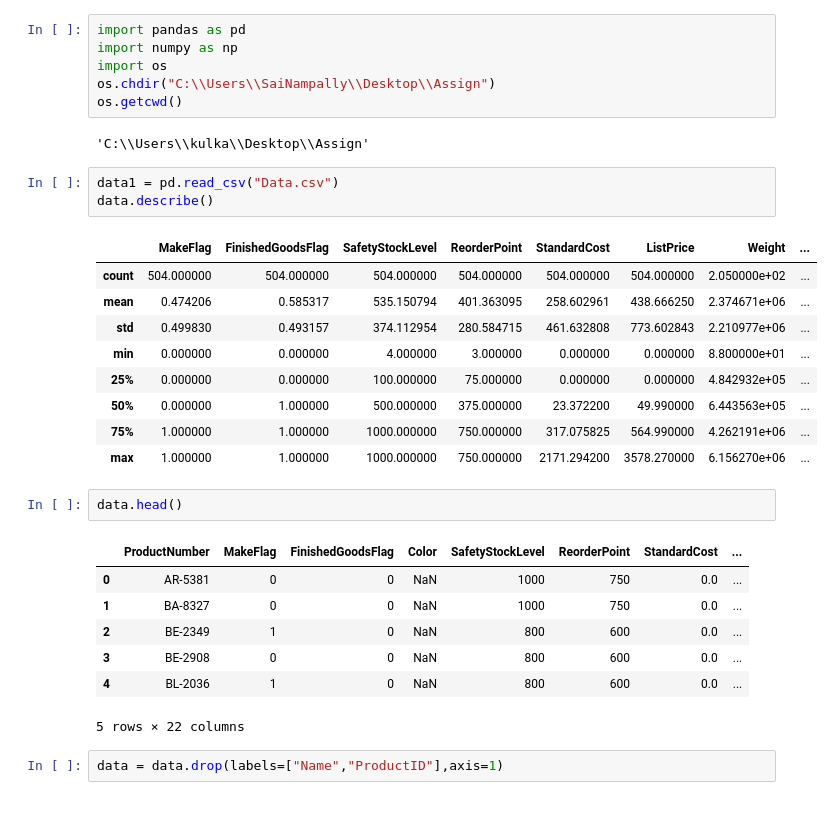
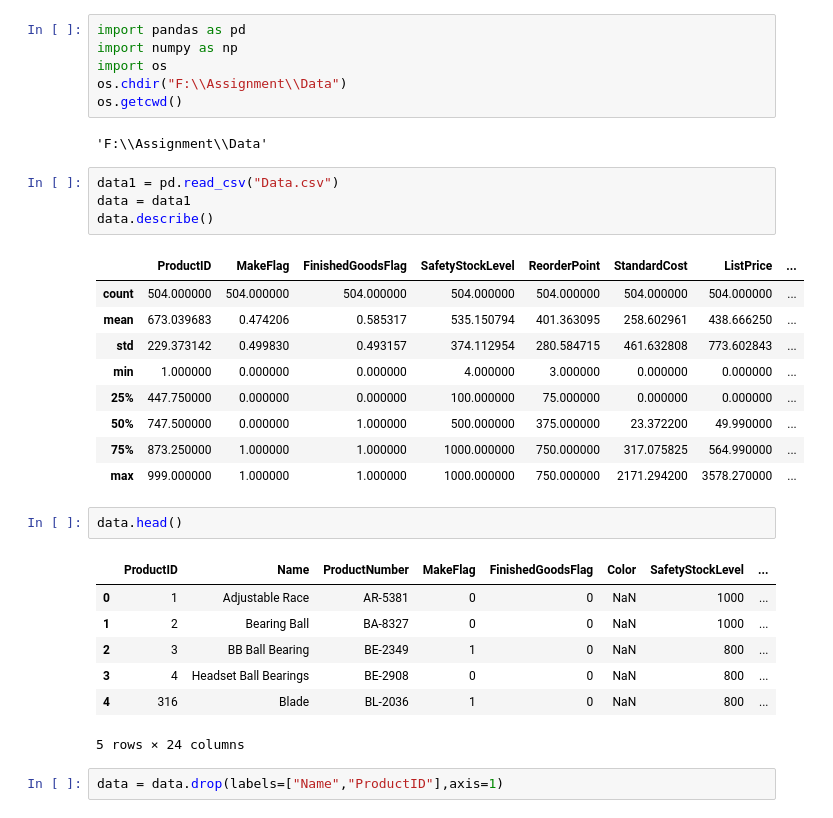
Before and after one commit to SaiNampally/Assignment, a Jupyter notebook: Clustering/EDA-Clustering.ipynb, the cells around one changed output. Cells and saved outputs as stored; diff of their text form.

```diff
--- a/Clustering/EDA-Clustering.ipynb
+++ b/Clustering/EDA-Clustering.ipynb
@@ -2,33 +2,34 @@
 import pandas as pd
 import numpy as np
 import os
-os.chdir("C:\\Users\\SaiNampally\\Desktop\\Assign")
+os.chdir("F:\\Assignment\\Data")
 os.getcwd()
 # %% [output]
-'C:\\Users\\kulka\\Desktop\\Assign'
+'F:\\Assignment\\Data'
 # %%
 data1 = pd.read_csv("Data.csv")
+data = data1
 data.describe()
 # %% [output]
-|  | MakeFlag | FinishedGoodsFlag | SafetyStockLevel | ReorderPoint | StandardCost | ListPrice | Weight | ... |
-| count | 504.000000 | 504.000000 | 504.000000 | 504.000000 | 504.000000 | 504.000000 | 2.050000e+02 | ... |
-| mean | 0.474206 | 0.585317 | 535.150794 | 401.363095 | 258.602961 | 438.666250 | 2.374671e+06 | ... |
-| std | 0.499830 | 0.493157 | 374.112954 | 280.584715 | 461.632808 | 773.602843 | 2.210977e+06 | ... |
-| min | 0.000000 | 0.000000 | 4.000000 | 3.000000 | 0.000000 | 0.000000 | 8.800000e+01 | ... |
-| 25% | 0.000000 | 0.000000 | 100.000000 | 75.000000 | 0.000000 | 0.000000 | 4.842932e+05 | ... |
-| 50% | 0.000000 | 1.000000 | 500.000000 | 375.000000 | 23.372200 | 49.990000 | 6.443563e+05 | ... |
-| 75% | 1.000000 | 1.000000 | 1000.000000 | 750.000000 | 317.075825 | 564.990000 | 4.262191e+06 | ... |
-| max | 1.000000 | 1.000000 | 1000.000000 | 750.000000 | 2171.294200 | 3578.270000 | 6.156270e+06 | ... |
+|  | ProductID | MakeFlag | FinishedGoodsFlag | SafetyStockLevel | ReorderPoint | StandardCost | ListPrice | ... |
+| count | 504.000000 | 504.000000 | 504.000000 | 504.000000 | 504.000000 | 504.000000 | 504.000000 | ... |
+| mean | 673.039683 | 0.474206 | 0.585317 | 535.150794 | 401.363095 | 258.602961 | 438.666250 | ... |
+| std | 229.373142 | 0.499830 | 0.493157 | 374.112954 | 280.584715 | 461.632808 | 773.602843 | ... |
+| min | 1.000000 | 0.000000 | 0.000000 | 4.000000 | 3.000000 | 0.000000 | 0.000000 | ... |
+| 25% | 447.750000 | 0.000000 | 0.000000 | 100.000000 | 75.000000 | 0.000000 | 0.000000 | ... |
+| 50% | 747.500000 | 0.000000 | 1.000000 | 500.000000 | 375.000000 | 23.372200 | 49.990000 | ... |
+| 75% | 873.250000 | 1.000000 | 1.000000 | 1000.000000 | 750.000000 | 317.075825 | 564.990000 | ... |
+| max | 999.000000 | 1.000000 | 1.000000 | 1000.000000 | 750.000000 | 2171.294200 | 3578.270000 | ... |
 # %%
 data.head()
 # %% [output]
-|  | ProductNumber | MakeFlag | FinishedGoodsFlag | Color | SafetyStockLevel | ReorderPoint | StandardCost | ... |
-| 0 | AR-5381 | 0 | 0 | NaN | 1000 | 750 | 0.0 | ... |
-| 1 | BA-8327 | 0 | 0 | NaN | 1000 | 750 | 0.0 | ... |
-| 2 | BE-2349 | 1 | 0 | NaN | 800 | 600 | 0.0 | ... |
-| 3 | BE-2908 | 0 | 0 | NaN | 800 | 600 | 0.0 | ... |
-| 4 | BL-2036 | 1 | 0 | NaN | 800 | 600 | 0.0 | ... |
+|  | ProductID | Name | ProductNumber | MakeFlag | FinishedGoodsFlag | Color | SafetyStockLevel | ... |
+| 0 | 1 | Adjustable Race | AR-5381 | 0 | 0 | NaN | 1000 | ... |
+| 1 | 2 | Bearing Ball | BA-8327 | 0 | 0 | NaN | 1000 | ... |
+| 2 | 3 | BB Ball Bearing | BE-2349 | 1 | 0 | NaN | 800 | ... |
+| 3 | 4 | Headset Ball Bearings | BE-2908 | 0 | 0 | NaN | 800 | ... |
+| 4 | 316 | Blade | BL-2036 | 1 | 0 | NaN | 800 | ... |
-5 rows × 22 columns
+5 rows × 24 columns
 # %%
 data = data.drop(labels=["Name","ProductID"],axis=1)
 # %%
```
Also changed, not shown: parts of 5 cells of this notebook.
